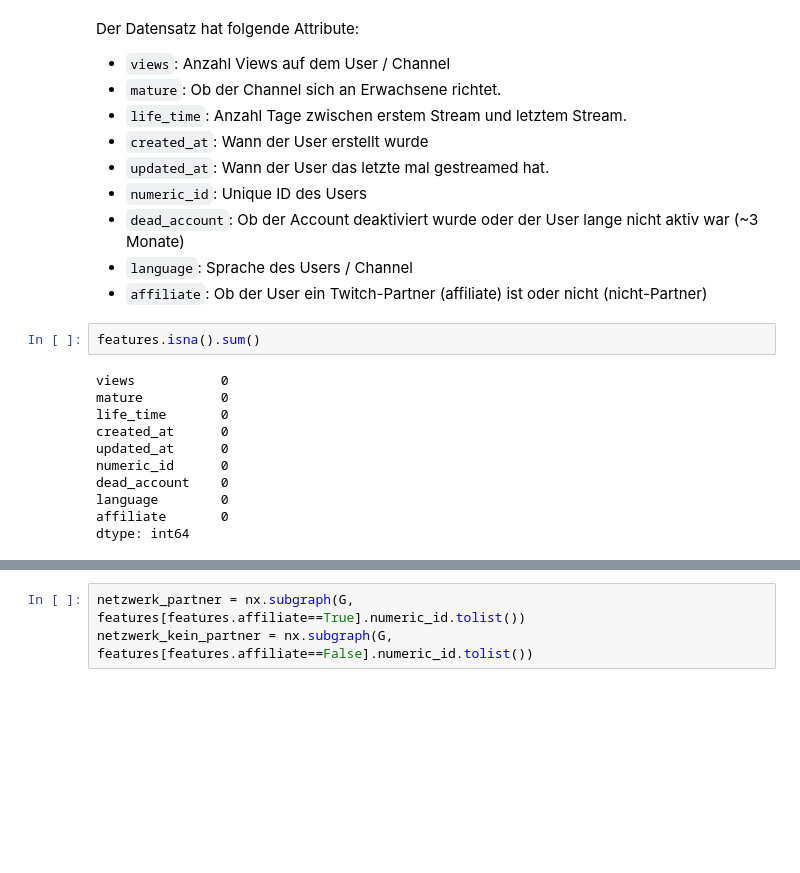
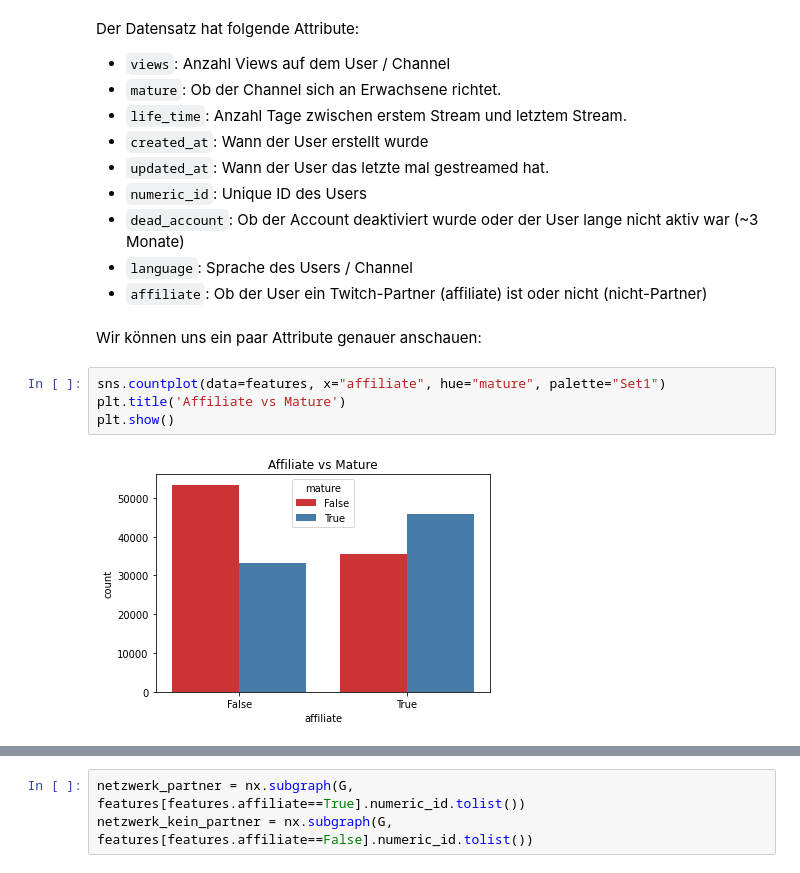
Before and after one commit to kenfus/SAN, a Jupyter notebook: main.ipynb, the cells around one changed output, grey strips where cells are left out. Drawn from its saved outputs; the diff is of its cells as text; blank space fills up the shorter version.

```diff
--- a/main.ipynb
+++ b/main.ipynb
@@ -80,16 +112,11 @@ Der Datensatz hat folgende Attribute:
 - `dead_account`: Ob der Account deaktiviert wurde oder der User lange nicht aktiv war (~3 Monate)
 - `language`: Sprache des Users / Channel
 - `affiliate`: Ob der User ein Twitch-Partner (affiliate) ist oder nicht (nicht-Partner)
-# %%
-features.isna().sum()
-# %% [output]
-views           0
-mature          0
-life_time       0
-created_at      0
-updated_at      0
-numeric_id      0
-dead_account    0
-language        0
-affiliate       0
-dtype: int64
+# %% [markdown]
+Wir können uns ein paar Attribute genauer anschauen:
+# %%
+sns.countplot(data=features, x="affiliate", hue="mature", palette="Set1")
+plt.title('Affiliate vs Mature')
+plt.show()
+# %% [output]
+[figure, added]
```
Also changed, not shown: parts of 33 cells of this notebook.
